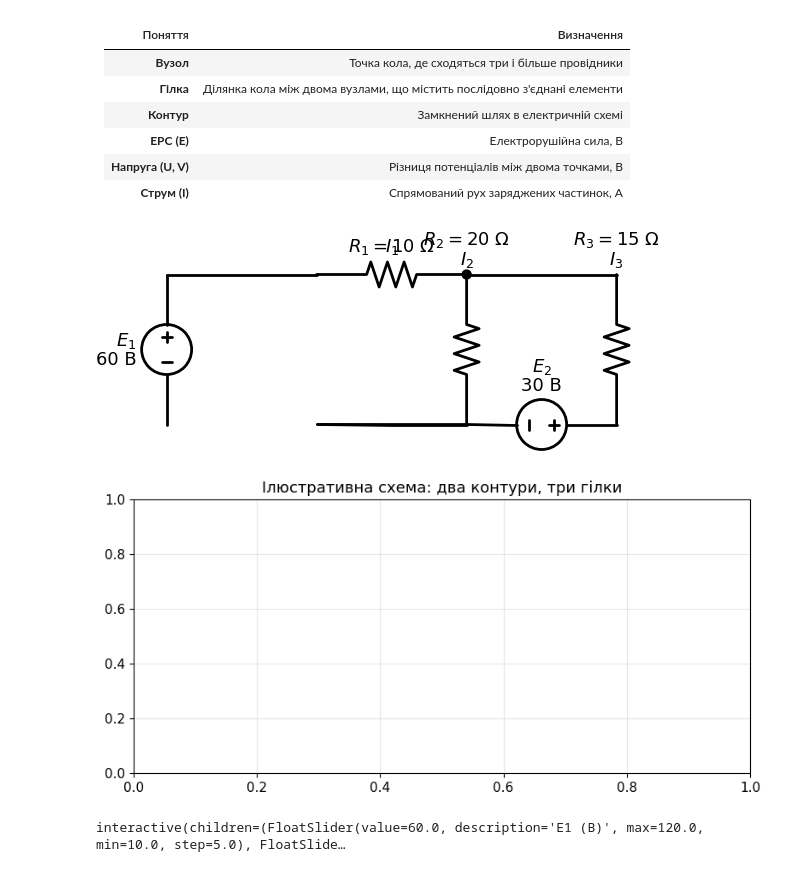
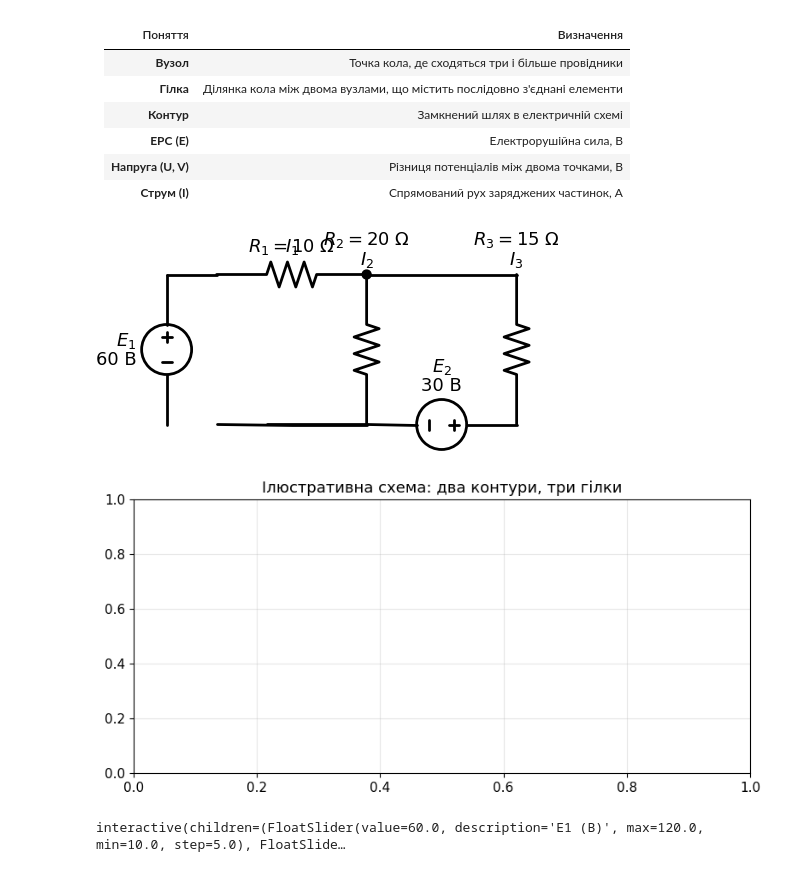
Before and after one commit to vim4all/Lectures_Basics_of_radio_electronics_in_Ukrainian, a Jupyter notebook: Основи радіотехніки_1_частина.ipynb, the cells around one changed output. Saved outputs shown, nothing was run; the diff lists cells and outputs as text; code cells hidden in the pictures.

```diff
--- a/Основи радіотехніки_1_частина.ipynb
+++ b/Основи радіотехніки_1_частина.ipynb
@@ -123,24 +123,24 @@ plt.rcParams.update({
 # %%
 # Schemdraw: Kirchhoff example circuit
 if SCHEMDRAW_AVAILABLE:
     with schemdraw.Drawing(fontsize=13) as d:
         d += (v1 := elm.SourceV().up().label('$E_1$\n60 В'))
-        d += elm.Line().right(3)
+        d += elm.Line().right(1)
         d += (r1 := elm.Resistor().right().label('$R_1=10\\ \\Omega$').label('$I_1$', loc='top'))
         d += elm.Dot(open=False)
         d += (r2 := elm.Resistor().down().label('$R_2=20\\ \\Omega$\n$I_2$', loc='right'))
         d += elm.Line().left(3)
         d += elm.Line().at(r1.end).right(3)
         d += (r3 := elm.Resistor().down().label('$R_3=15\\ \\Omega$\n$I_3$', loc='right'))
         d += elm.SourceV().left().label('$E_2$\n30 В').reverse()
-        d += elm.Line().left(0)
+        d += elm.Line().left(2)
     plt.title('Ілюстративна схема: два контури, три гілки')
     plt.tight_layout()
     plt.show()
 else:
     print('Встановіть schemdraw: pip install schemdraw')
 # %% [output]
-[figure, old version]
+[figure, new version]
 [figure]
 # %%
 # Інтерактивний розрахунок: два контури за законами Кірхгофа
```
Also changed, not shown: parts of 48 cells of this notebook, 1 other file.
